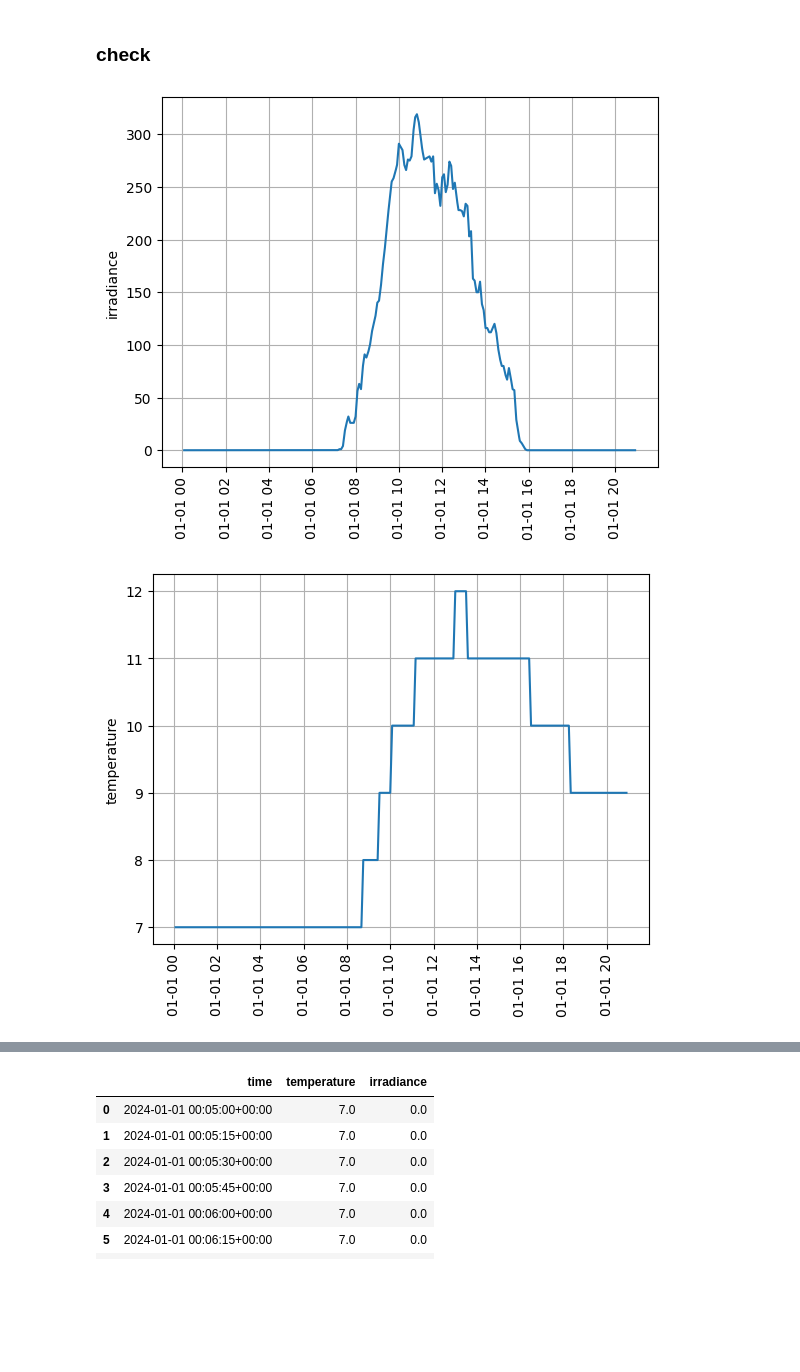
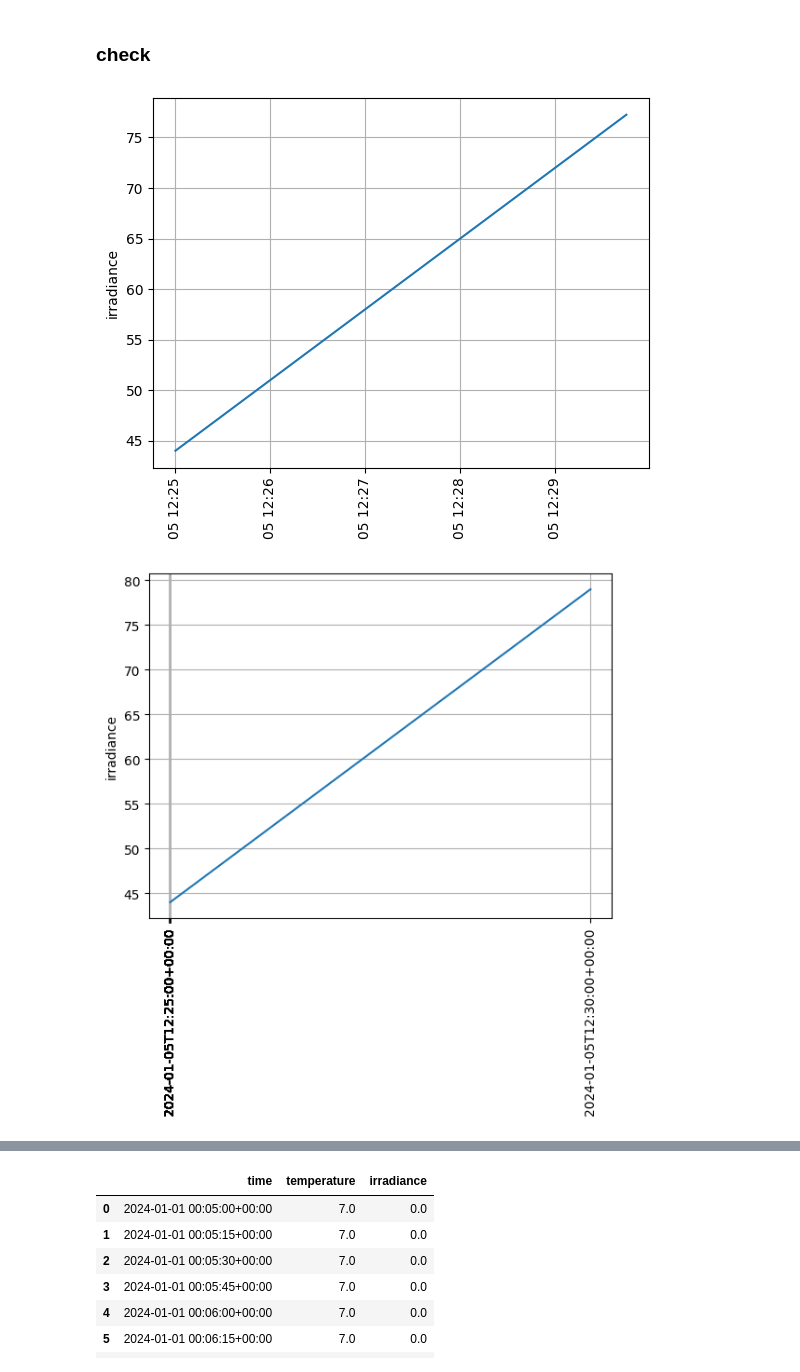
Before and after one commit to fainalo4/ML-PID-tuning, a Jupyter notebook: ML/disturbances/generate_disturbances.ipynb, the cells around one changed output, grey strips where cells are left out. Drawn from its saved outputs; the diff is of its cells as text; code cells hidden in the pictures; blank space fills up the shorter version.

```diff
--- a/ML/disturbances/generate_disturbances.ipynb
+++ b/ML/disturbances/generate_disturbances.ipynb
@@ -3,7 +3,7 @@ import pandas as pd
 import matplotlib.pyplot as plt
 import numpy as np
 # %%
-with open('solcast_sv.csv', 'r') as f:
+with open('input.csv', 'r') as f:
     raw_df= pd.read_csv(f)
 raw_df
 # %% [output]
@@ -48,22 +48,28 @@ df_final= (raw_df
 # %% [markdown]
 ### check
 # %%
-t1= 0
-dt= 5000
+t1_b= 1300
+dt_b= 2
+
+t1= t1_b*20
+dt= dt_b*10
 
 plt.plot(df_final['time'].iloc[t1:t1+dt],  df_final['irradiance'].iloc[t1:t1+dt])
 plt.ylabel('irradiance')
 plt.xticks(rotation=90)
 plt.grid()
 plt.show()
+
+t1= t1_b
+dt= dt_b
+
+plt.plot(raw_df['period_end'].iloc[t1:t1+dt], raw_df['ghi'].iloc[t1:t1+dt])
+plt.ylabel('irradiance')
+xticks_idx = np.linspace(t1, t1+dt-1, 30, dtype=int)
+plt.xticks(raw_df['period_end'].iloc[xticks_idx], rotation=90)
+plt.grid()
+plt.show()
 # %% [output]
-[figure, old version]
+[figure, new version]
+[figure, added]
-# %%
-plt.plot(df_final['time'].iloc[t1:t1+dt],  df_final['temperature'].iloc[t1:t1+dt])
-plt.ylabel('temperature')
-plt.xticks(rotation=90)
-plt.grid()
-plt.show()
-# %% [output]
-[figure, removed]
 # %%
```
Also changed, not shown: parts of 2 cells of this notebook, 5 other files.
